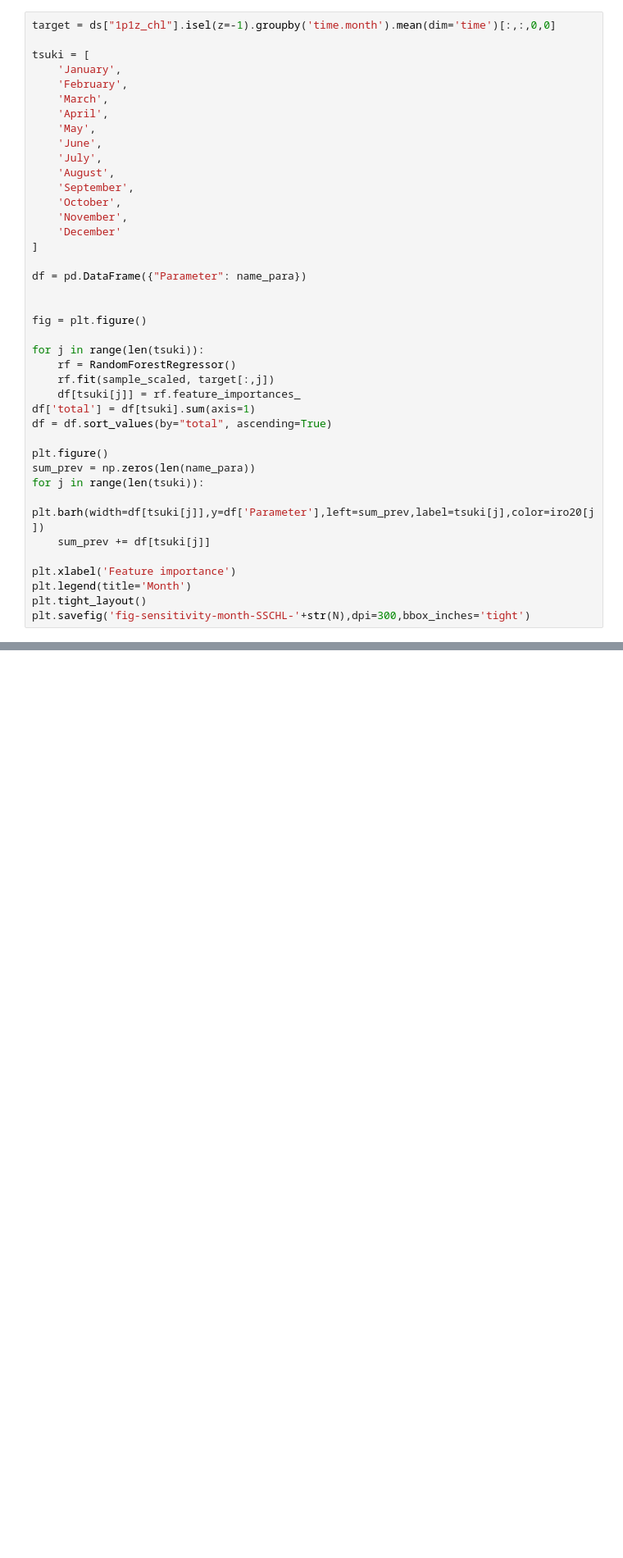
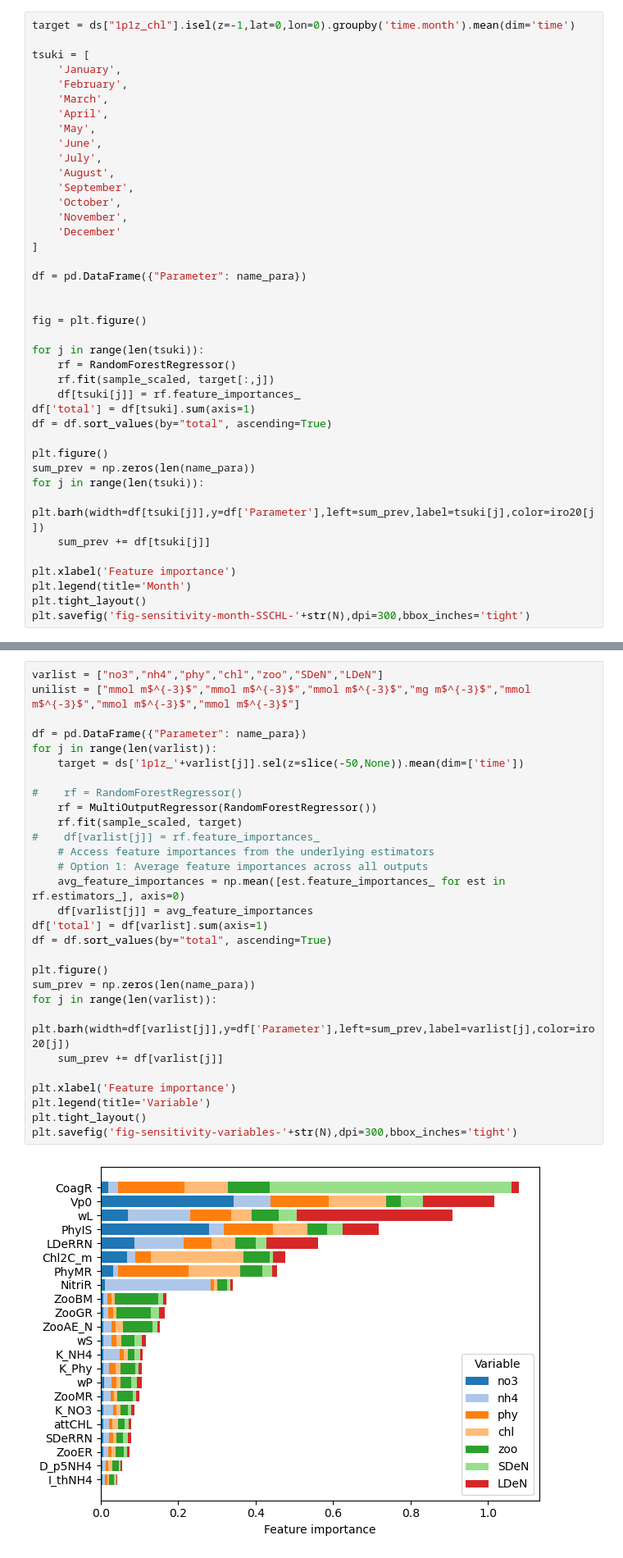
Before and after one commit to hakaseh/cases4argo, a Jupyter notebook: case/nns_annual/do-parameter-sensitivity.ipynb, the cells around one changed output, grey strips where cells are left out. Shown at 82% size. Cells and saved outputs as stored; diff of their text form; blank space fills up the shorter version.

```diff
--- a/case/nns_annual/do-parameter-sensitivity.ipynb
+++ b/case/nns_annual/do-parameter-sensitivity.ipynb
@@ -176,7 +178,7 @@ plt.savefig('fig-metric-correlation',dpi=300,bbox_inches='tight')
 ### Sea surface chlorophyll-a sensitivity at different lead times/months
 - target: monthly mean
 # %%
-target = ds["1p1z_chl"].isel(z=-1).groupby('time.month').mean(dim='time')[:,:,0,0]
+target = ds["1p1z_chl"].isel(z=-1,lat=0,lon=0).groupby('time.month').mean(dim='time')
 
 tsuki = [
     'January',
@@ -266,0 +248,31 @@ FrozenMappingWarningOnValuesAccess({'ensemble': 1000, 'time': 365, 'z': 110, 'la
+# %%
+varlist = ["no3","nh4","phy","chl","zoo","SDeN","LDeN"]
+unilist = ["mmol m$^{-3}$","mmol m$^{-3}$","mmol m$^{-3}$","mg m$^{-3}$","mmol m$^{-3}$","mmol m$^{-3}$","mmol m$^{-3}$"]
+
+df = pd.DataFrame({"Parameter": name_para})
+for j in range(len(varlist)):
+    target = ds['1p1z_'+varlist[j]].sel(z=slice(-50,None)).mean(dim=['time'])
+
+#    rf = RandomForestRegressor()
+    rf = MultiOutputRegressor(RandomForestRegressor())
+    rf.fit(sample_scaled, target)
+#    df[varlist[j]] = rf.feature_importances_
+    # Access feature importances from the underlying estimators
+    # Option 1: Average feature importances across all outputs
+    avg_feature_importances = np.mean([est.feature_importances_ for est in rf.estimators_], axis=0)
+    df[varlist[j]] = avg_feature_importances
+df['total'] = df[varlist].sum(axis=1)
+df = df.sort_values(by="total", ascending=True)
+
+plt.figure()
+sum_prev = np.zeros(len(name_para))
+for j in range(len(varlist)):
+    plt.barh(width=df[varlist[j]],y=df['Parameter'],left=sum_prev,label=varlist[j],color=iro20[j])
+    sum_prev += df[varlist[j]]
+
+plt.xlabel('Feature importance')
+plt.legend(title='Variable')
+plt.tight_layout()
+plt.savefig('fig-sensitivity-variables-'+str(N),dpi=300,bbox_inches='tight')
+# %% [output]
+[figure, added]
```
Also changed, not shown: parts of 18 cells of this notebook, 1 other file.
